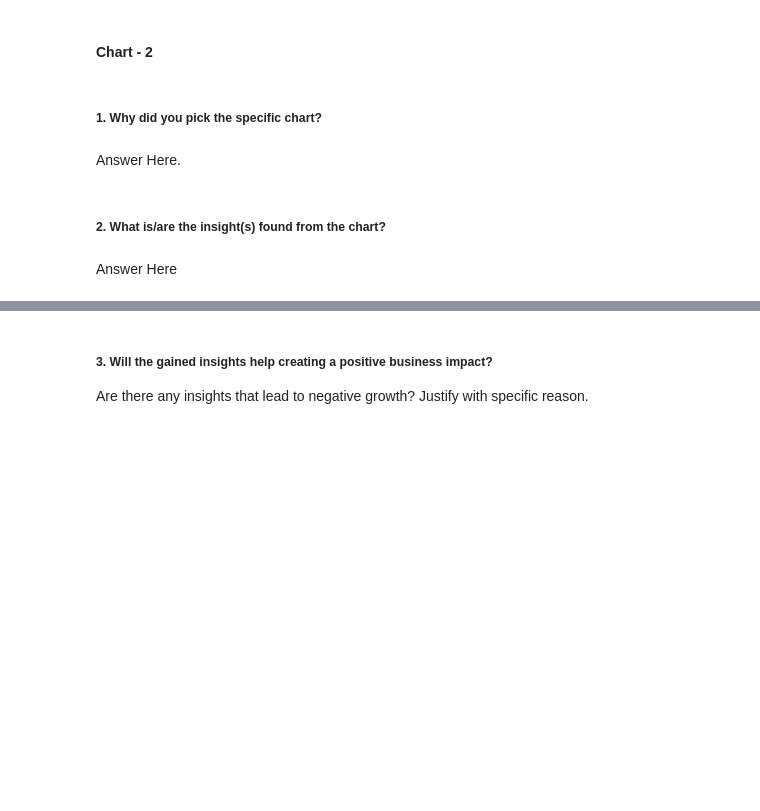
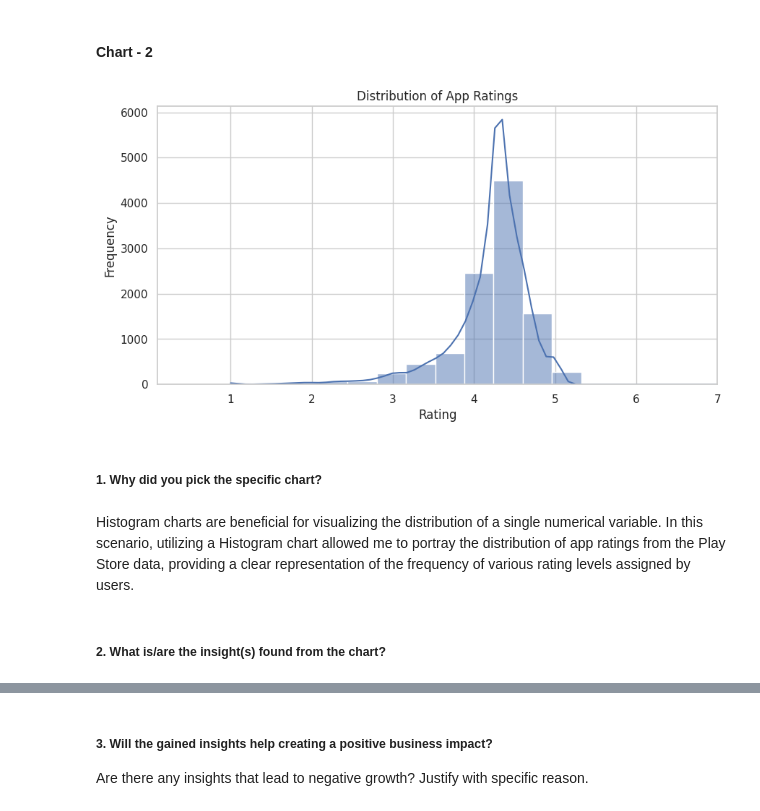
Before and after one commit to rohitpaul09/Play-Store-App-Review-Analysis, a Jupyter notebook: Play_Store_App_Review_Analysis.ipynb, the cells around one changed output, grey strips where cells are left out. Drawn from its saved outputs; the diff is of its cells as text; code cells hidden in the pictures; blank space fills up the shorter version.

```diff
--- a/Play_Store_App_Review_Analysis.ipynb
+++ b/Play_Store_App_Review_Analysis.ipynb
@@ -577,8 +632,22 @@ Answer Here
+# %%
+# Chart - 2 visualization code
+# Univariate Analysis: Distribution of App Ratings in Play Store Data
+# Set up the visualisation settings
+sns.set(style='whitegrid')
+
+# Plot distribution of App Ratings
+plt.figure(figsize=(10, 5))
+plt.title('Distribution of App Ratings')
+sns.histplot(df_psdata['Rating'].dropna(), bins=50, kde=True)
+plt.xlabel('Rating')
+plt.xlim([None, 7])
+plt.ylabel('Frequency')
+plt.show()
+# %% [output]
+[figure, added]
 # %% [markdown]
 ##### 1. Why did you pick the specific chart?
-# %% [markdown]
-Answer Here.
+# %% [markdown]
+Histogram charts are beneficial for visualizing the distribution of a single numerical variable. In this scenario, utilizing a Histogram chart allowed me to portray the distribution of app ratings from the Play Store data, providing a clear representation of the frequency of various rating levels assigned by users.
 # %% [markdown]
 ##### 2. What is/are the insight(s) found from the chart?
-# %% [markdown]
-Answer Here
```
Also changed, not shown: parts of 12 cells of this notebook.
